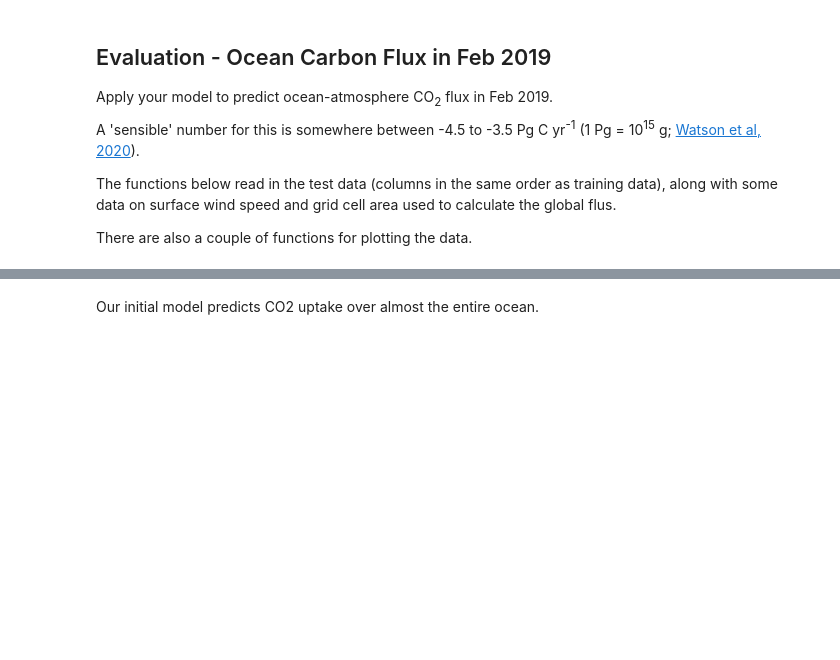
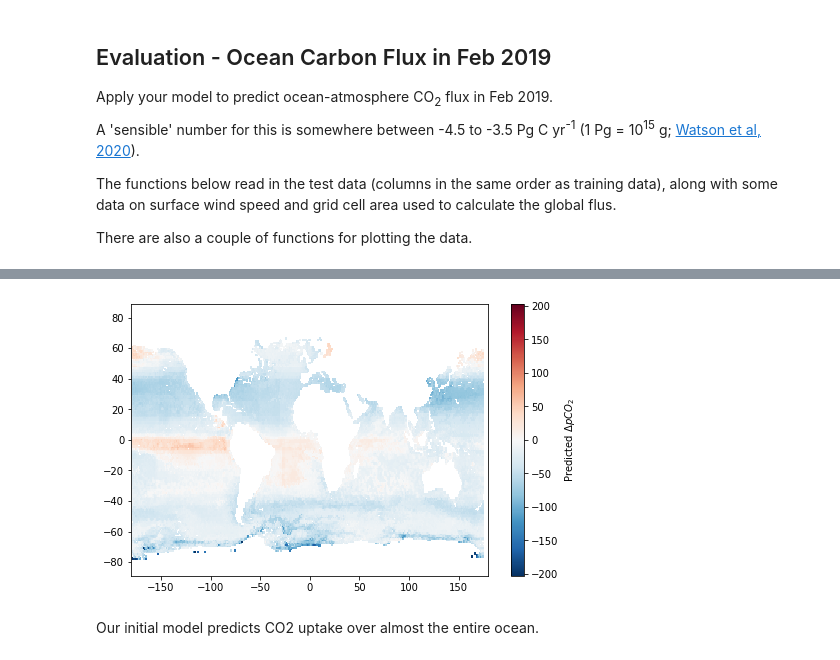
Before and after one commit to sdat2/ai4er_ocean, a Jupyter notebook: OceanCarbon.ipynb, the cells around one changed output, grey strips where cells are left out. Cells and saved outputs as stored; diff of their text form; code cells hidden in the pictures; blank space fills up the shorter version.

```diff
--- a/OceanCarbon.ipynb
+++ b/OceanCarbon.ipynb
@@ -444,0 +452,2 @@ def plot_hist(pred_DeltaCO2):
+# %%
+preds_xgb_new = xg_reg.predict(X_new)
@@ -451,3 +492,7 @@ plot_grid(pred_DeltaCO2)
+# %%
+plot_grid(preds_xgb_new)
+# %% [output]
+[figure, added]
 # %% [markdown]
 Our initial model predicts CO2 uptake over almost the entire ocean.
 # %%
```
Also changed, not shown: parts of 13 cells of this notebook.
